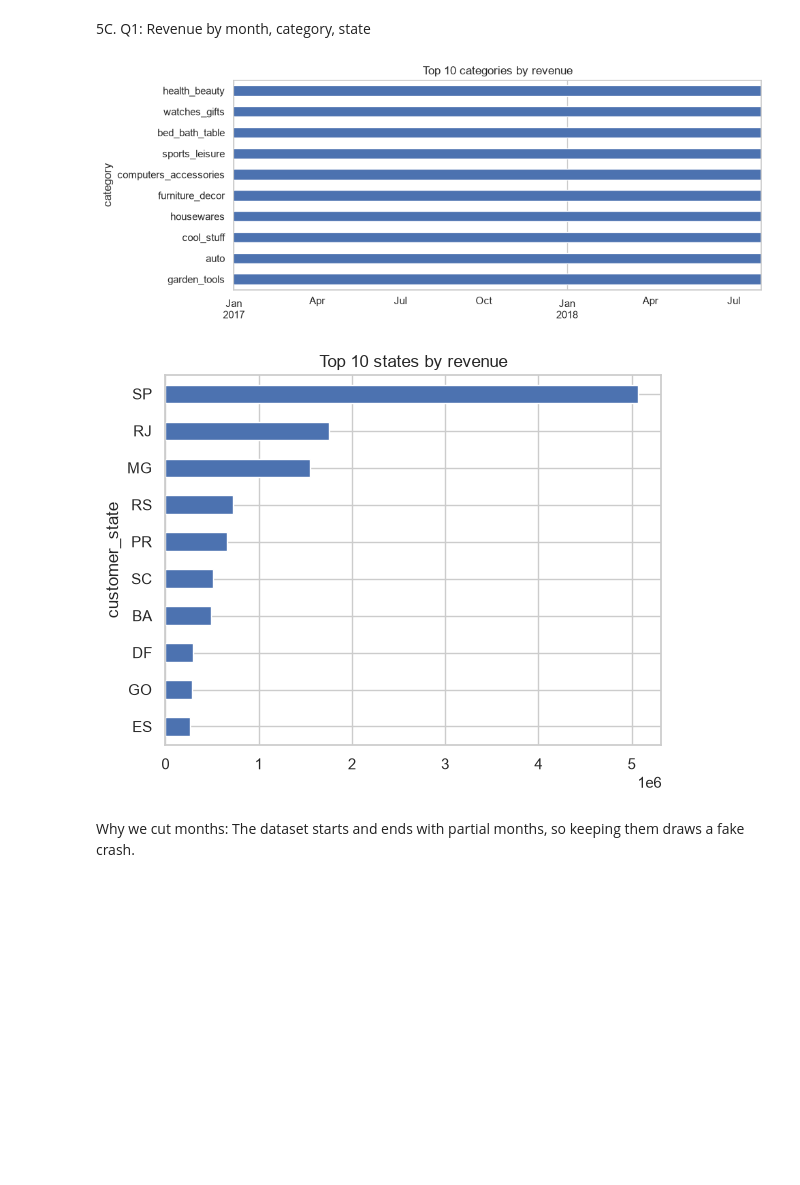
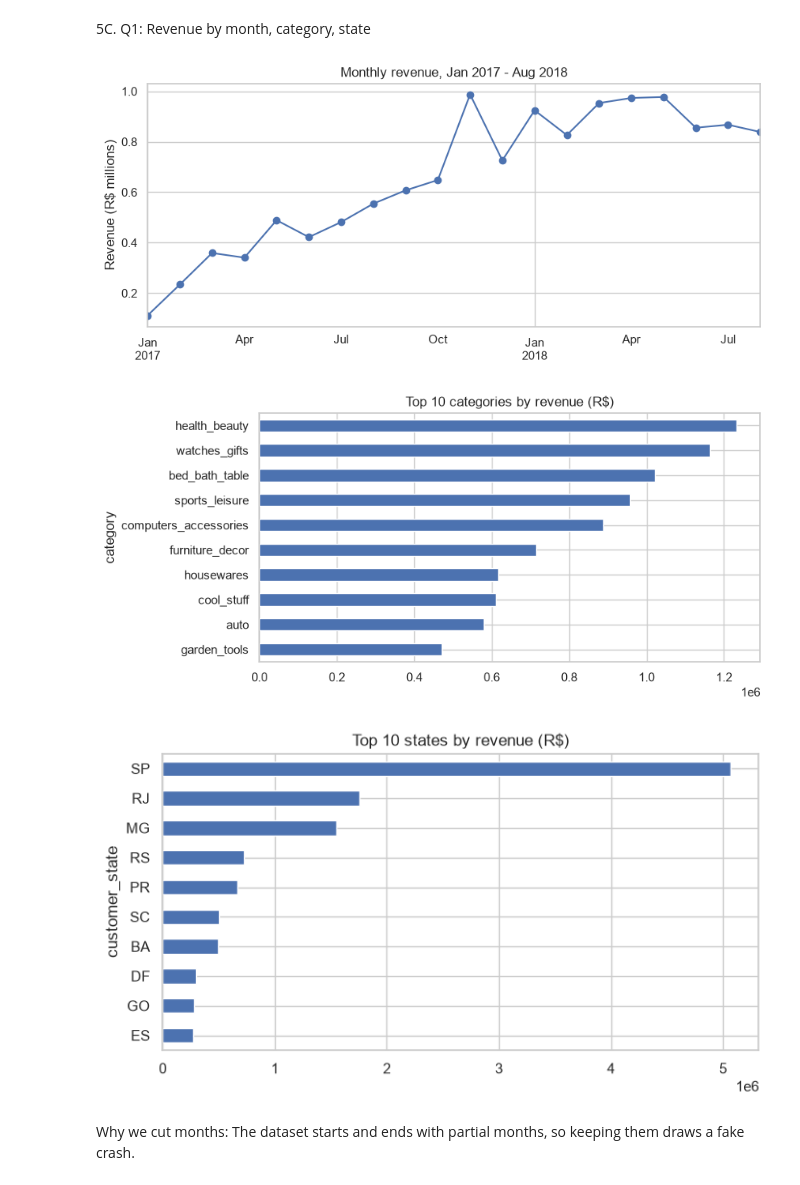
Before and after one commit to Charanksopnar/olist-delivery-prediction, a Jupyter notebook: notebooks/04_eda.ipynb, the cells around one changed output. Saved outputs shown, nothing was run; the diff lists cells and outputs as text; code cells hidden in the pictures; blank space fills up the shorter version.

```diff
--- a/notebooks/04_eda.ipynb
+++ b/notebooks/04_eda.ipynb
@@ -36,17 +36,27 @@ Why: Confirms the 8.1% imbalance that drives our metric choice.
 # %%
 df["month"] = df["order_purchase_timestamp"].dt.to_period("M")
 m = df.groupby("month")["total_price"].sum()
-m= m["2017-01":"2018-08"]
-m.plot(figsize=(10,4), marker="o", title="Monthly revenue (R$)")
+m = m["2017-01":"2018-08"]
+
+fig, ax = plt.subplots(figsize=(10, 4))
+(m / 1e6).plot(ax=ax, marker="o")
+ax.set_title("Monthly revenue, Jan 2017 - Aug 2018")
+ax.set_ylabel("Revenue (R$ millions)")
+ax.set_xlabel("")
 plt.savefig("../reports/figures/02_monthly_revenue.png", dpi=150, bbox_inches="tight")
+plt.show()
 
-df.groupby("category")["total_price"].sum().nlargest(10).plot.barh(title="Top 10 categories by revenue").invert_yaxis()
+plt.figure(figsize=(8, 4))
+df.groupby("category")["total_price"].sum().nlargest(10).sort_values().plot.barh(title="Top 10 categories by revenue (R$)")
 plt.show()
-df.groupby("customer_state")["total_price"].sum().nlargest(10).plot.barh(title="Top 10 states by revenue").invert_yaxis()
+
+plt.figure(figsize=(8, 4))
+df.groupby("customer_state")["total_price"].sum().nlargest(10).sort_values().plot.barh(title="Top 10 states by revenue (R$)")
 plt.show()
 # %% [output]
-[figure, old version]
+[figure, new version]
-[figure, old version]
+[figure, new version]
+[figure, added]
 # %% [markdown]
 Why we cut months: The dataset starts and ends with partial months, so keeping them draws a fake crash.
 # %% [markdown]
```
Also changed, not shown: parts of 1 cell of this notebook, 2 other files.
